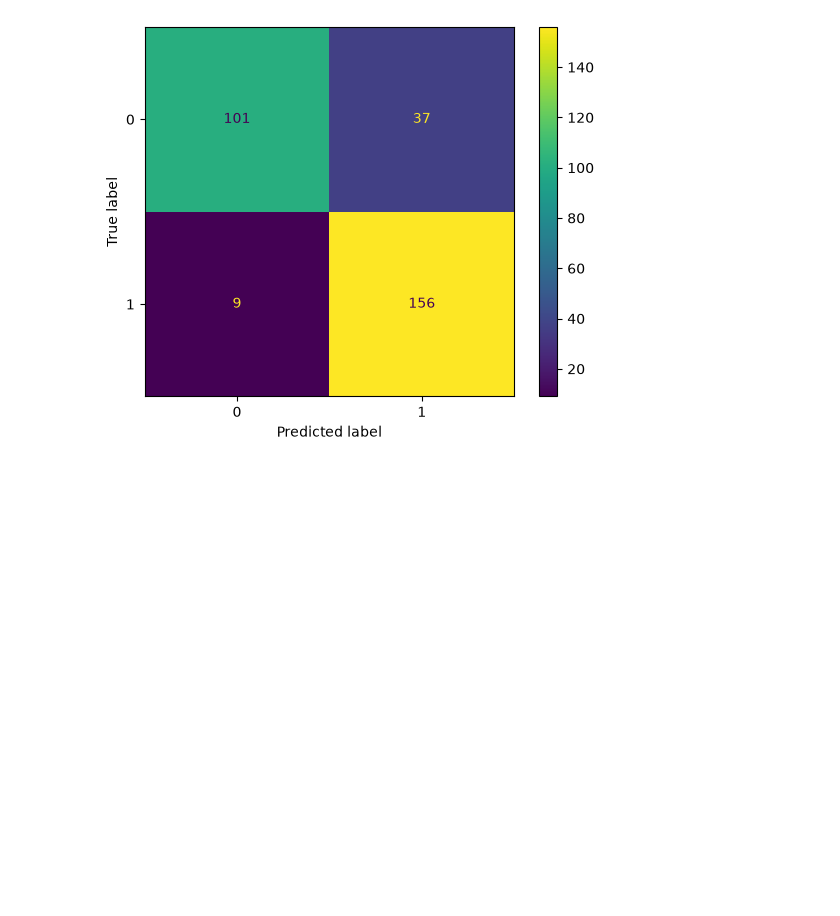
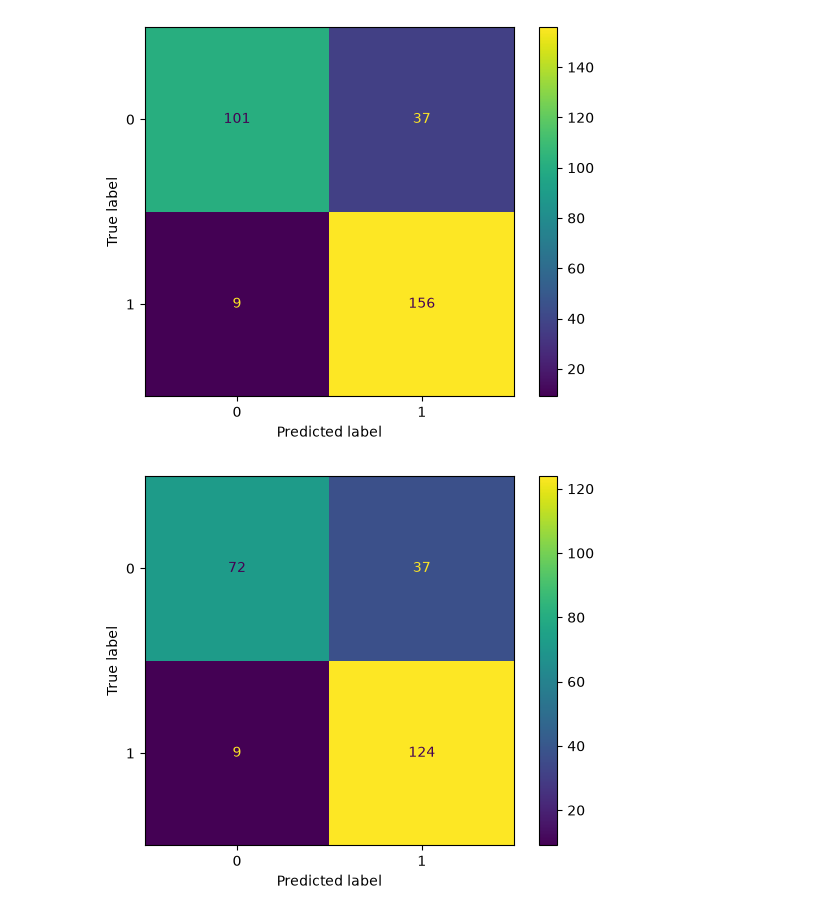
Before and after one commit to DITNO/AI-ML-Journey, a Jupyter notebook: ML/heart_disease_classification.ipynb, the cells around one changed output. Drawn from its saved outputs; the diff is of its cells as text; code cells hidden in the pictures; blank space fills up the shorter version.

Commit message:
confusion matrux - sklearn using from_prediction

```diff
--- a/ML/heart_disease_classification.ipynb
+++ b/ML/heart_disease_classification.ipynb
@@ -448,3 +448,7 @@ ConfusionMatrixDisplay.from_estimator(estimator=clf, X=x,y=y)
 # %% [output]
 <sklearn.metrics._plot.confusion_matrix.ConfusionMatrixDisplay at 0x...>
 [figure]
+# %%
+ConfusionMatrixDisplay.from_predictions(y_true=y_test,y_pred=y_preds);
+# %% [output]
+[figure, added]
```
